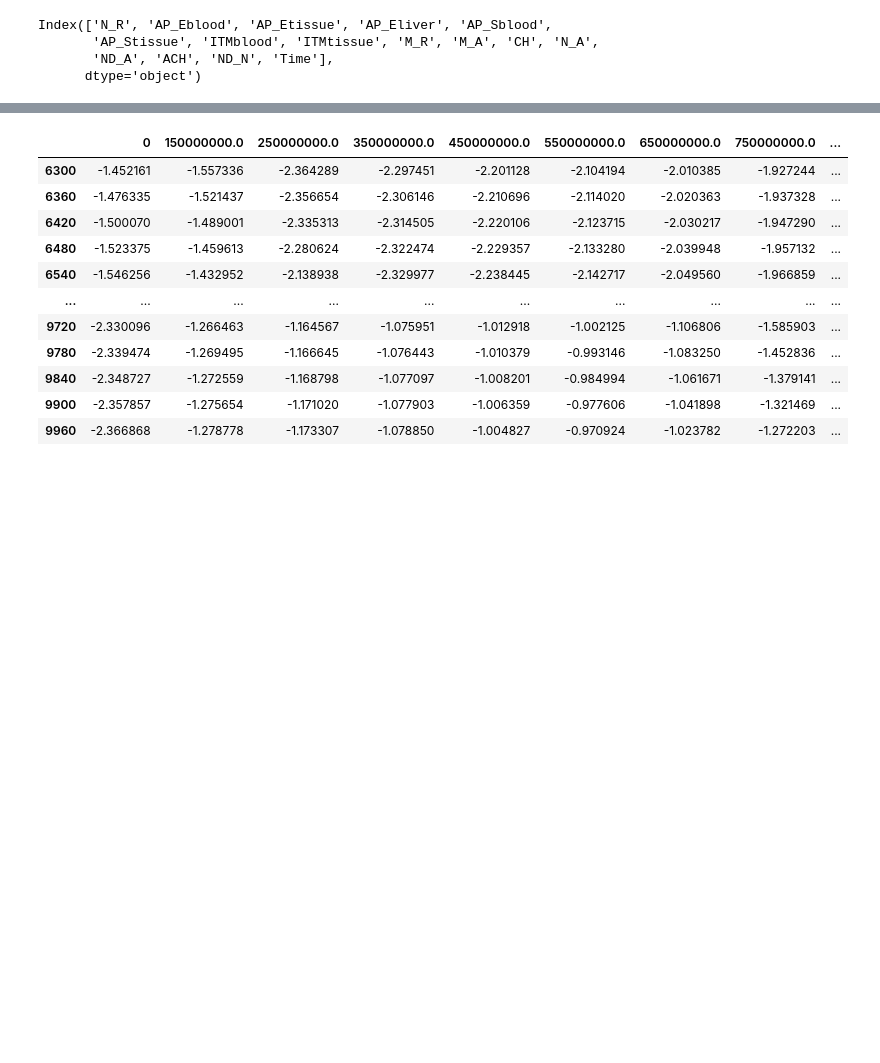
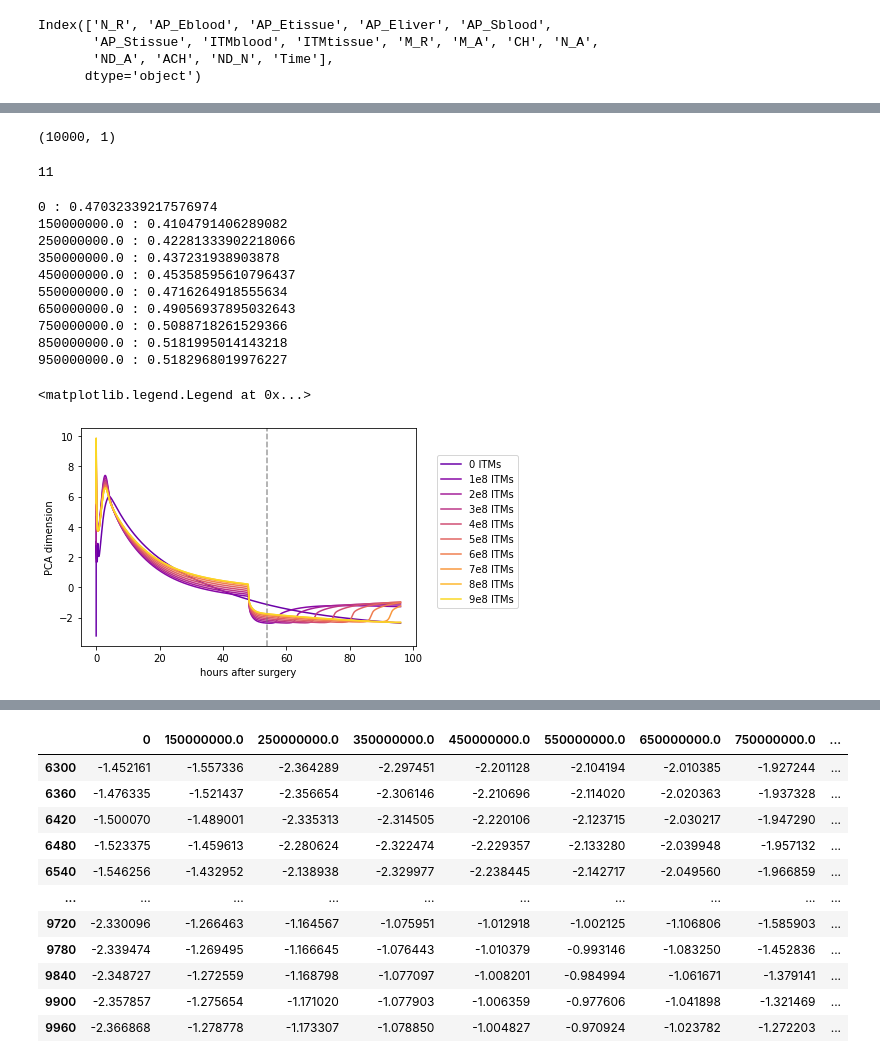
Before and after one commit to UvaCsl/immune-ct, a Jupyter notebook: notebooks/Part 1 - PCA.ipynb, the cells around one changed output, grey strips where cells are left out. Saved outputs shown, nothing was run; the diff lists cells and outputs as text; code cells hidden in the pictures; blank space fills up the shorter version.

```diff
--- a/notebooks/Part 1 - PCA.ipynb
+++ b/notebooks/Part 1 - PCA.ipynb
@@ -45,16 +69,17 @@ def extract_cells_from_summary(summary_dic, immune_cells, ITMblood0_list):
         cells_dic[immune_cell] = pd.DataFrame(dic)
     return cells_dic
 # %%
-ITMblood0_list = [0, 1e1, 5e1, 1e2, 5e2, 1e3, 5e3, 1e4, 5e4, 1e5, 1e5, 1e6, 1e6, 1e7,
-                  5e7,
+ITMblood0_list = [0, 1e1, 5e1, 1e2, 5e2, 1e3, 5e3, 1e4, 5e4, 1e5, 1e5,
+                  1e6, 1e6, 1e7, 5e7,
                   1e8, 1.25e8, 1.5e8, 1.75e8, 2e8, 2.25e8, 2.5e8, 2.75e8,
                   3e8, 3.25e8, 3.5e8, 3.75e8,
                   4e8, 4.25e8, 4.5e8, 4.75e8, 5e8, 5.25e8, 5.5e8, 5.75e8,
                   6e8, 6.25e8, 6.5e8, 6.75e8, 7e8, 7.25e8, 7.5e8, 7.75e8,
                   8e8, 8.25e8, 8.5e8, 8.75e8, 9e8, 9.25e8, 9.5e8, 9.75e8, 1e9]
 
-project_dir = "./result/timeseries/"
+project_dir = "../result/timeseries/"
 
 summary_dic = process_summary_dict(ITMblood0_list, project_dir)
 # summary_dic
 summary_trim_dic = trim_points(summary_dic, min_cut=2*24*60, n=40)
+summary_trim_dic.keys()
@@ -111 +104,11 @@ x[:, 0:10].shape
+# %%
+x = summary_dic[ITM][immune_list]
+
+# Standardize data
+x = StandardScaler().fit_transform(x)
+pca_immune = PCA(n_components=1)
+principalComponents_immune = pca_immune.fit_transform(x)
+print(principalComponents_immune.shape)
+# %% [output]
+(10000, 1)
 # %%
@@ -143,20 +155,45 @@ ITMblood0_list_names = ['0', '9.5e7', '1e8', '1.5e8',
+# %%
+len(immune_list)
+# %% [output]
+11
 # %%
-t = [prms._stoptime * float(i) / (prms._numpoints - 1) for i in range(prms._numpoints)]
+immune_list = ['N_R', 'AP_Eblood', 'AP_Etissue',
+               'ITMtissue', 'M_R', 'M_A', 'CH', 'N_A',
+               'ND_A', 'ACH', 'ND_N']
+t = [prms._stoptime * float(i) / (prms._numpoints - 1)
+     for i in range(prms._numpoints)]
+
 div = 2
-color=iter(cm.plasma(np.linspace(0.2,1,int(len(ITMblood0_list_trim)/div)+1)))
+color = iter(cm.plasma(np.linspace(
+    0.2, 1, int(len(ITMblood0_list_trim)/div)+1)))
 
 pca_dic = {}
+pca_dim = 1
 
 for i in range(len(ITMblood0_list_trim)):
-    if i%div==0:
+    if i % div == 0:
         ITM = ITMblood0_list_trim[i]
-        principalComponents_immune = do_pca(ITM, i)
-#         print (principalComponents_immune.shape)
-        pca_dic[ITM] = principalComponents_immune.flatten().tolist()
-        c=next(color)
-        plt.plot(np.array(t)/60.,principalComponents_immune, color=c, label=ITMblood0_list_names[i] + ' ITMs')
+        pc_, pc_immune = do_pca(summary_dic, ITM, immune_list, pca_dim)
+        print (f'{ITM} : {pc_.explained_variance_ratio_.cumsum()[-1]}')
+        pca_dic[ITM] = pc_immune.flatten().tolist()
+        c = next(color)
+        plt.plot(np.array(t)/60., pc_immune, color=c,
+                 label=ITMblood0_list_names[i] + ' ITMs')
         plt.xlabel('hours after surgery')
         plt.ylabel('PCA dimension')
-        plt.axvline(x = 54, ls = '--', color = 'gray', alpha=0.1)
+        plt.axvline(x=54, ls='--', color='gray', alpha=0.1)
 
-plt.legend(bbox_to_anchor = (1.05, 0.9))
+plt.legend(bbox_to_anchor=(1.05, 0.9))
+# %% [output]
+0 : 0.47032339217576974
+150000000.0 : 0.4104791406289082
+250000000.0 : 0.42281333902218066
+350000000.0 : 0.437231938903878
+450000000.0 : 0.45358595610796437
+550000000.0 : 0.4716264918555634
+650000000.0 : 0.49056937895032643
+750000000.0 : 0.5088718261529366
+850000000.0 : 0.5181995014143218
+950000000.0 : 0.5182968019976227
+<matplotlib.legend.Legend at 0x...>
+[figure, added]
```
Also changed, not shown: parts of 19 cells of this notebook, 19 other files.
